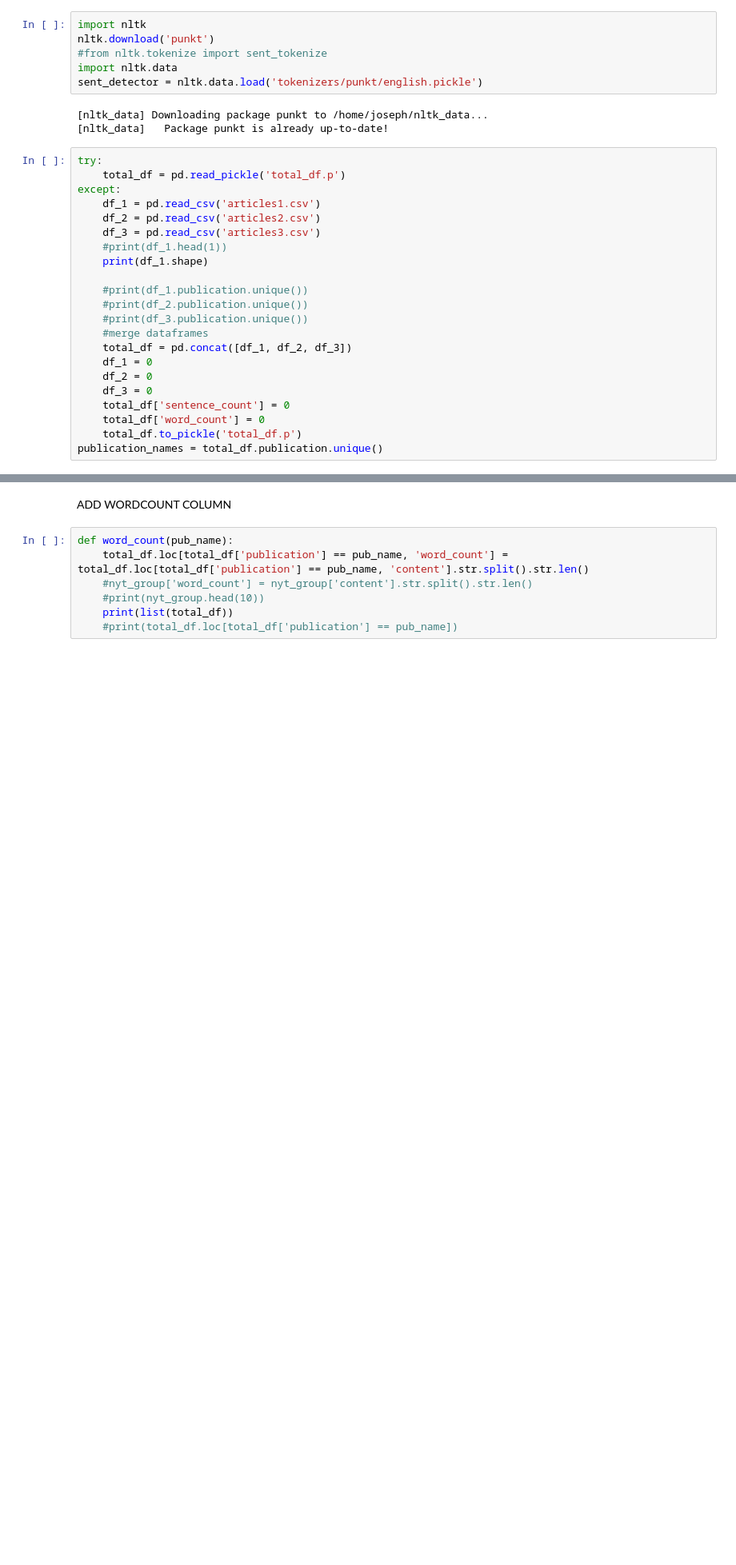
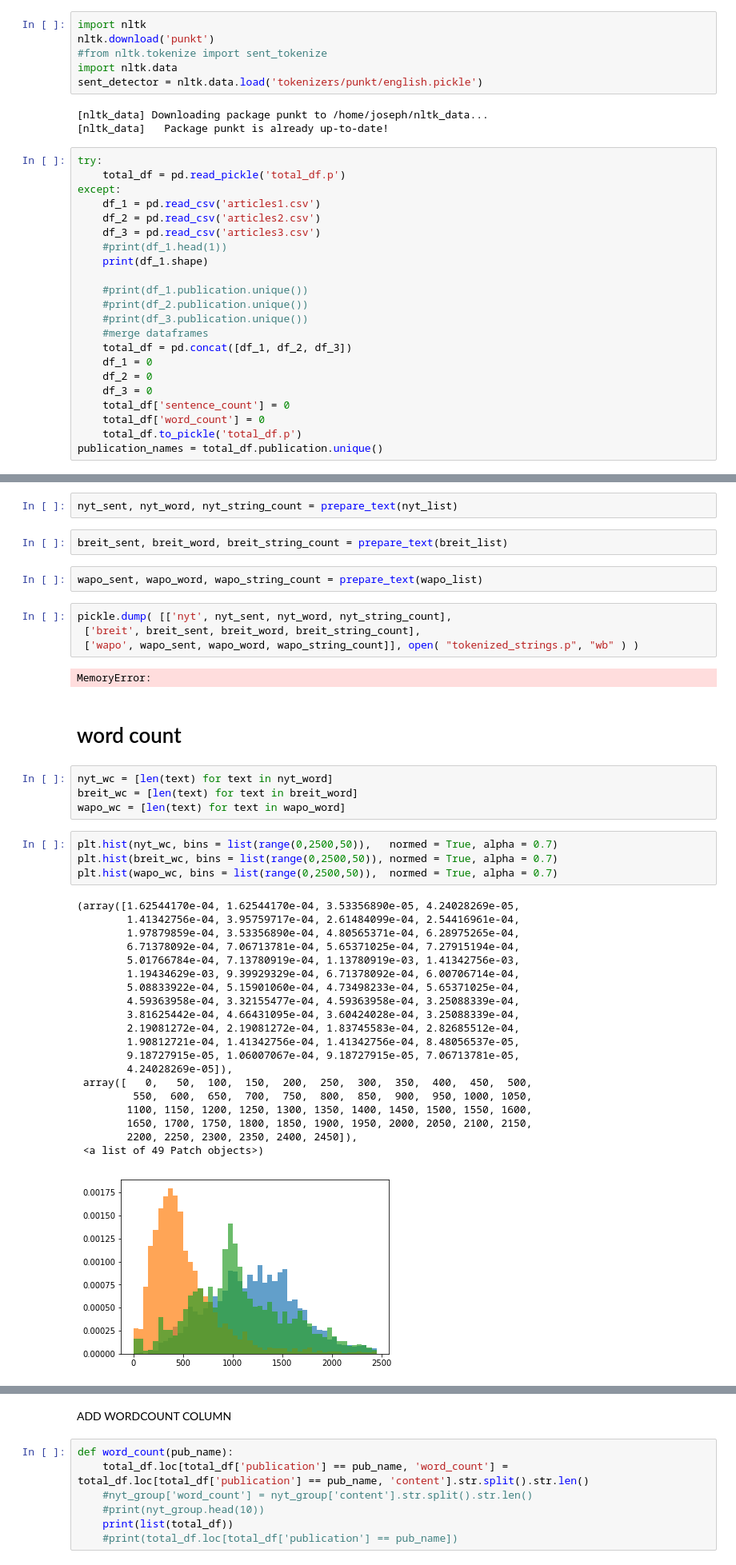
Before and after one commit to jwymbs23/insight, a Jupyter notebook: eda_news_articles.ipynb, the cells around one changed output, grey strips where cells are left out. Shown: that part at 80% size. Cells and saved outputs as stored; diff of their text form; blank space fills up the shorter version.

Commit message:
exploratory data analysis, text tokenizing function, and starting to build model

```diff
--- a/eda_news_articles.ipynb
+++ b/eda_news_articles.ipynb
@@ -65,0 +72,43 @@ Name: title, Length: 7803, dtype: object
+# %%
+nyt_sent, nyt_word, nyt_string_count = prepare_text(nyt_list)
+# %%
+breit_sent, breit_word, breit_string_count = prepare_text(breit_list)
+# %%
+wapo_sent, wapo_word, wapo_string_count = prepare_text(wapo_list)
+# %%
+pickle.dump( [['nyt', nyt_sent, nyt_word, nyt_string_count],
+ ['breit', breit_sent, breit_word, breit_string_count],
+ ['wapo', wapo_sent, wapo_word, wapo_string_count]], open( "tokenized_strings.p", "wb" ) )
+# %% [output]
+MemoryError:
+# %% [markdown]
+# word count
+# %%
+nyt_wc = [len(text) for text in nyt_word]
+breit_wc = [len(text) for text in breit_word]
+wapo_wc = [len(text) for text in wapo_word]
+# %%
+plt.hist(nyt_wc, bins = list(range(0,2500,50)),   normed = True, alpha = 0.7)
+plt.hist(breit_wc, bins = list(range(0,2500,50)), normed = True, alpha = 0.7)
+plt.hist(wapo_wc, bins = list(range(0,2500,50)),  normed = True, alpha = 0.7)
+# %% [output]
+(array([1.62544170e-04, 1.62544170e-04, 3.53356890e-05, 4.24028269e-05,
+        1.41342756e-04, 3.95759717e-04, 2.61484099e-04, 2.54416961e-04,
+        1.97879859e-04, 3.53356890e-04, 4.80565371e-04, 6.28975265e-04,
+        6.71378092e-04, 7.06713781e-04, 5.65371025e-04, 7.27915194e-04,
+        5.01766784e-04, 7.13780919e-04, 1.13780919e-03, 1.41342756e-03,
+        1.19434629e-03, 9.39929329e-04, 6.71378092e-04, 6.00706714e-04,
+        5.08833922e-04, 5.15901060e-04, 4.73498233e-04, 5.65371025e-04,
+        4.59363958e-04, 3.32155477e-04, 4.59363958e-04, 3.25088339e-04,
+        3.81625442e-04, 4.66431095e-04, 3.60424028e-04, 3.25088339e-04,
+        2.19081272e-04, 2.19081272e-04, 1.83745583e-04, 2.82685512e-04,
+        1.90812721e-04, 1.41342756e-04, 1.41342756e-04, 8.48056537e-05,
+        9.18727915e-05, 1.06007067e-04, 9.18727915e-05, 7.06713781e-05,
+        4.24028269e-05]),
+ array([   0,   50,  100,  150,  200,  250,  300,  350,  400,  450,  500,
+         550,  600,  650,  700,  750,  800,  850,  900,  950, 1000, 1050,
+        1100, 1150, 1200, 1250, 1300, 1350, 1400, 1450, 1500, 1550, 1600,
+        1650, 1700, 1750, 1800, 1850, 1900, 1950, 2000, 2050, 2100, 2150,
+        2200, 2250, 2300, 2350, 2400, 2450]),
+ <a list of 49 Patch objects>)
+[figure, added]
```
Also changed, not shown: parts of 46 cells of this notebook.
